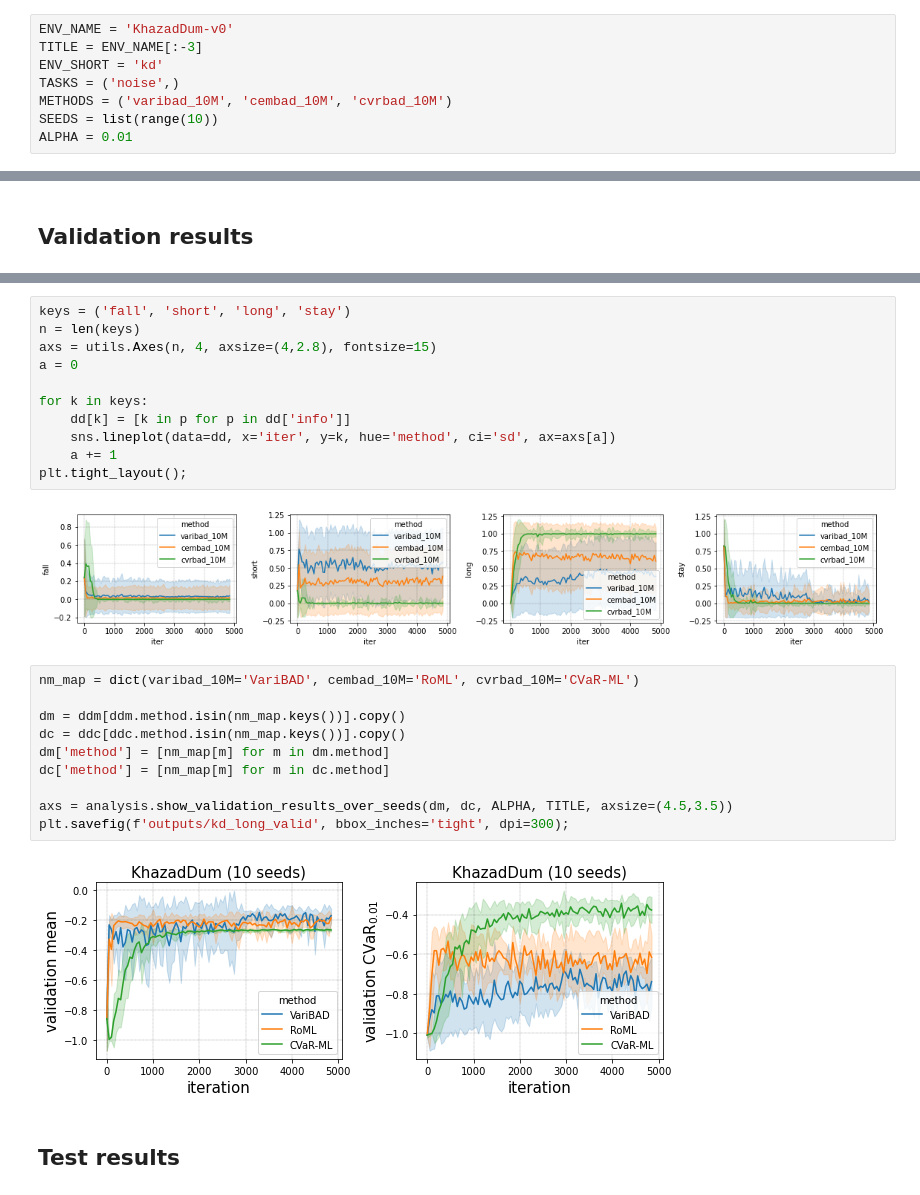
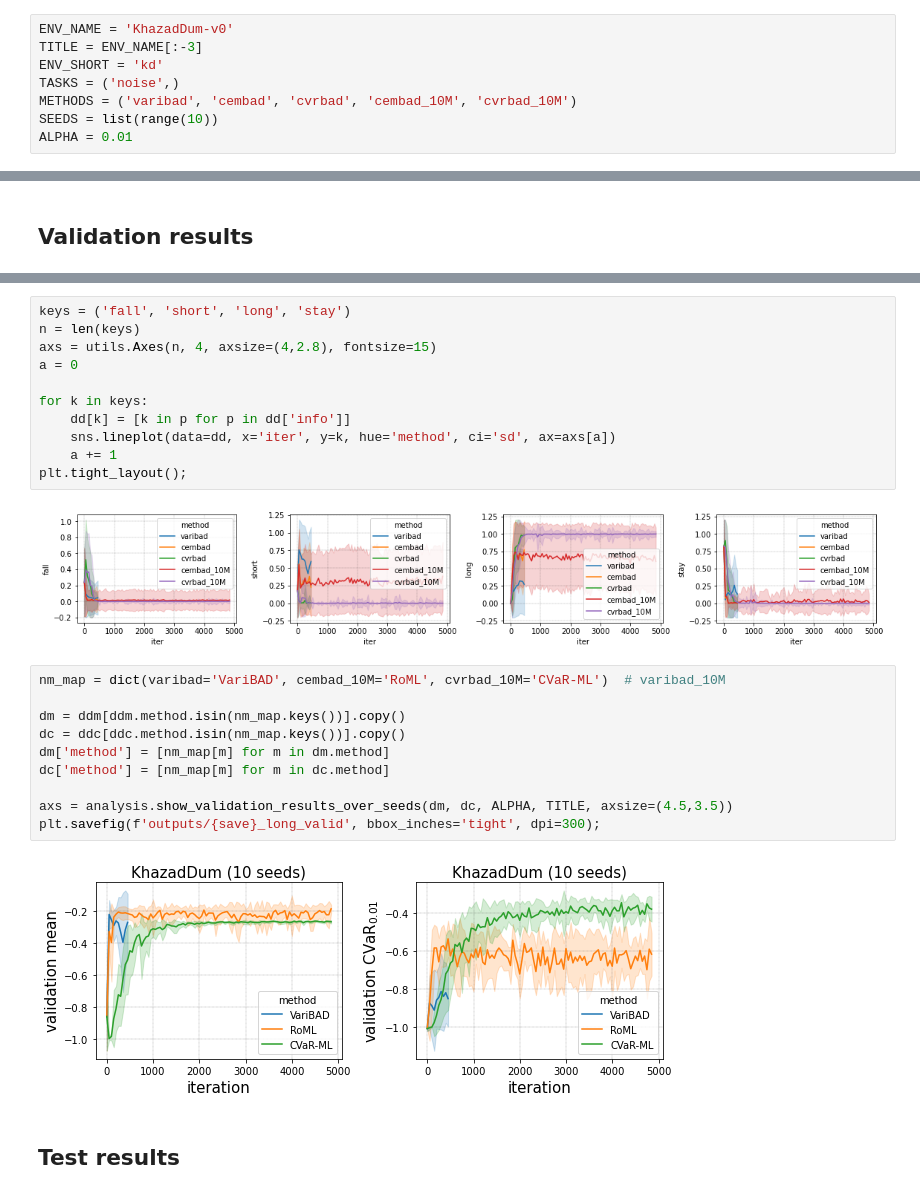
Before and after one commit to ido90/RobustMetaRL, a Jupyter notebook: KhazadDum_Long.ipynb, the cells around one changed output, grey strips where cells are left out. Cells and saved outputs as stored; diff of their text form.

Commit message:
Revert "KD_long updated notebook"
This reverts commit ca662fdff06817c5c65a7e9e568ae8ca1e1ad22f.

```diff
--- a/KhazadDum_Long.ipynb
+++ b/KhazadDum_Long.ipynb
@@ -27,7 +27,7 @@ ENV_NAME = 'KhazadDum-v0'
 TITLE = ENV_NAME[:-3]
 ENV_SHORT = 'kd'
 TASKS = ('noise',)
-METHODS = ('varibad_10M', 'cembad_10M', 'cvrbad_10M')
+METHODS = ('varibad', 'cembad', 'cvrbad', 'cembad_10M', 'cvrbad_10M')
 SEEDS = list(range(10))
 ALPHA = 0.01
 # %% [markdown]
@@ -108,19 +108,19 @@ for k in keys:
     a += 1
 plt.tight_layout();
 # %% [output]
-[figure, old version]
+[figure, new version]
 # %%
-nm_map = dict(varibad_10M='VariBAD', cembad_10M='RoML', cvrbad_10M='CVaR-ML')
+nm_map = dict(varibad='VariBAD', cembad_10M='RoML', cvrbad_10M='CVaR-ML')  # varibad_10M
 
 dm = ddm[ddm.method.isin(nm_map.keys())].copy()
 dc = ddc[ddc.method.isin(nm_map.keys())].copy()
 dm['method'] = [nm_map[m] for m in dm.method]
 dc['method'] = [nm_map[m] for m in dc.method]
 
 axs = analysis.show_validation_results_over_seeds(dm, dc, ALPHA, TITLE, axsize=(4.5,3.5))
-plt.savefig(f'outputs/kd_long_valid', bbox_inches='tight', dpi=300);
+plt.savefig(f'outputs/{save}_long_valid', bbox_inches='tight', dpi=300);
 # %% [output]
-[figure, old version]
+[figure, new version]
 # %% [markdown]
 ## Test results
 # %%
```
Also changed, not shown: parts of 8 cells of this notebook.
